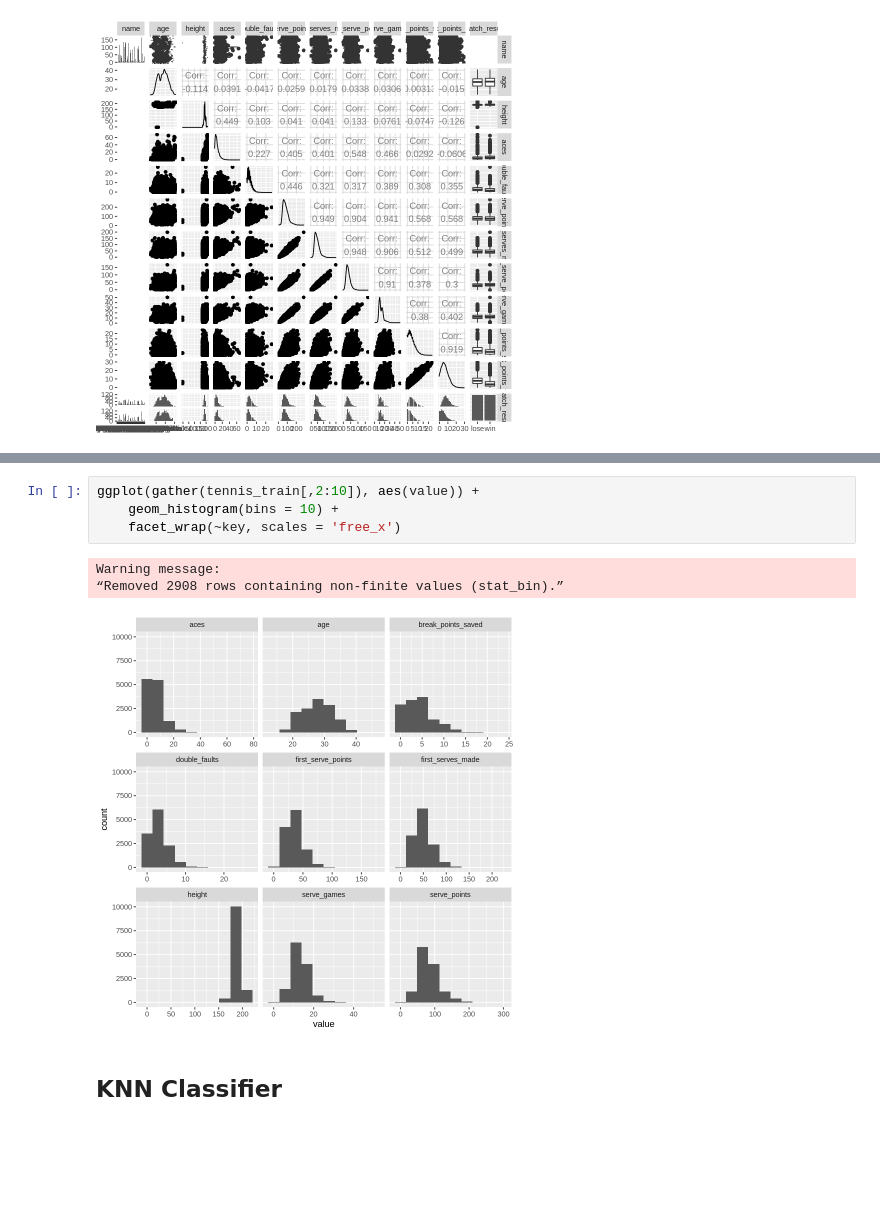
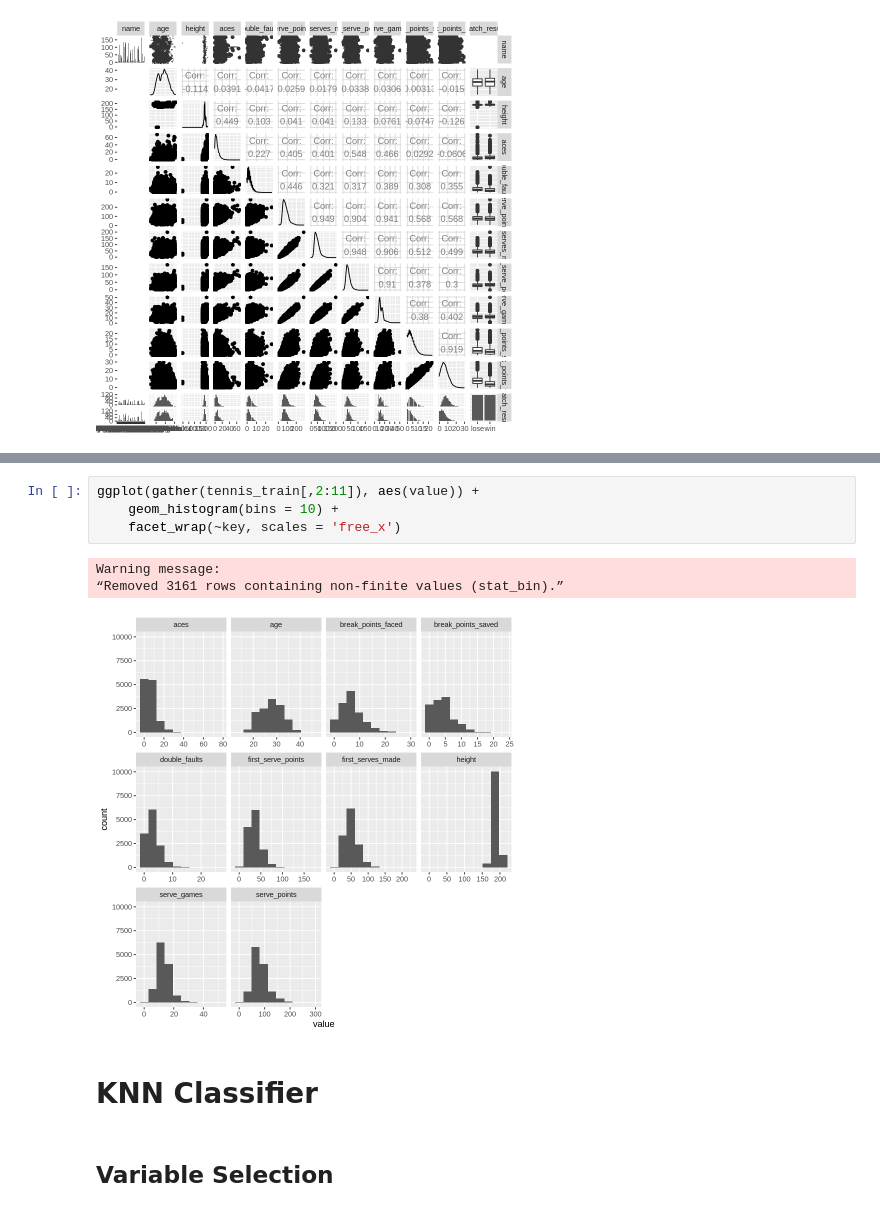
Before and after one commit to sleung124/DSCI100_group_proj, a Jupyter notebook: tennis_analysis.ipynb, the cells around one changed output, grey strips where cells are left out. Saved outputs shown, nothing was run; the diff lists cells and outputs as text; blank space fills up the shorter version.

Commit message:
variable selection template again

```diff
--- a/tennis_analysis.ipynb
+++ b/tennis_analysis.ipynb
@@ -221,12 +221,14 @@ A matrix: 9 × 9 of type dbl
 | serve_games | 0.014060441 | 0.07651665 | 0.47686938 | 0.39129283 | 0.939445456 | 0.903917442 | 0.90828527 | ... |
 | break_points_saved | -0.009387574 | -0.06871183 | 0.04058443 | 0.31972399 | 0.570161381 | 0.509689487 | 0.38059422 | ... |
 # %%
-ggplot(gather(tennis_train[,2:10]), aes(value)) +
+ggplot(gather(tennis_train[,2:11]), aes(value)) +
     geom_histogram(bins = 10) +
     facet_wrap(~key, scales = 'free_x')
 # %% [output]
 Warning message:
-“Removed 2908 rows containing non-finite values (stat_bin).”
+“Removed 3161 rows containing non-finite values (stat_bin).”
-[figure, old version]
+[figure, new version]
 # %% [markdown]
-## KNN Classifier
+# KNN Classifier
+# %% [markdown]
+## Variable Selection
```
Also changed, not shown: parts of 1 cell of this notebook.
